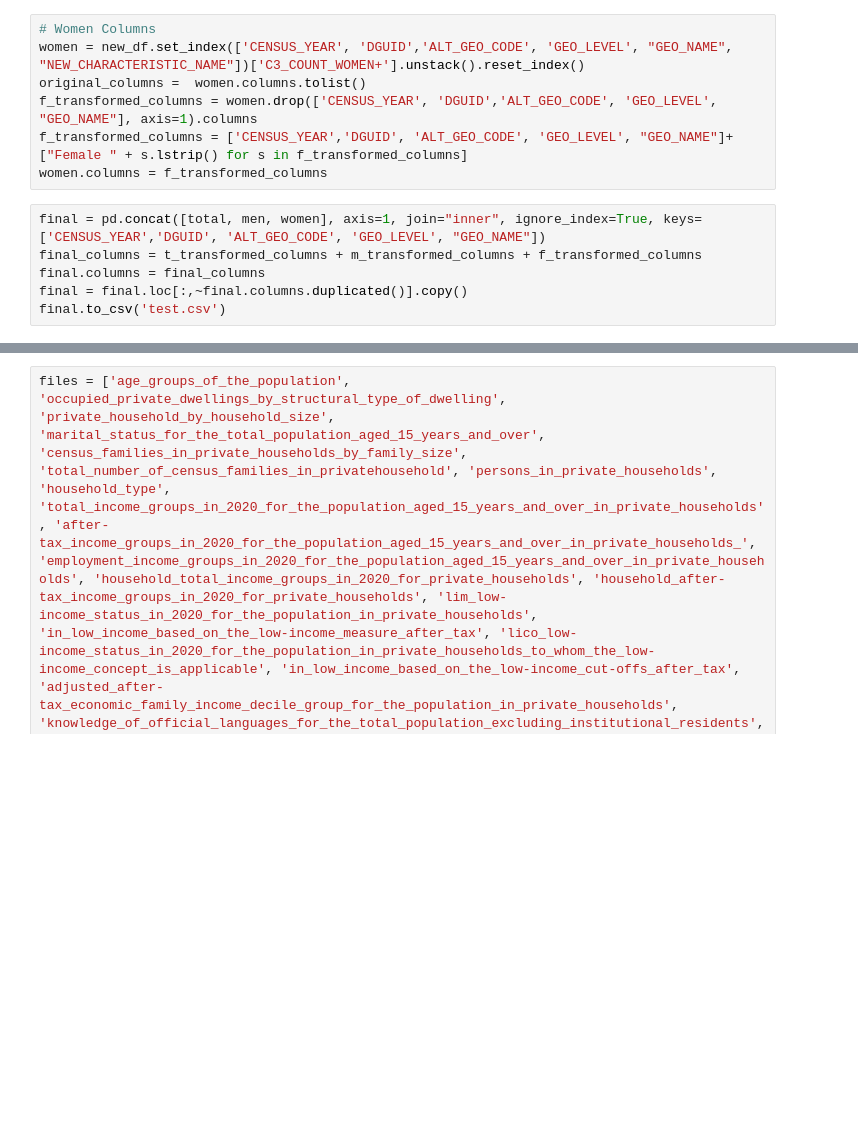
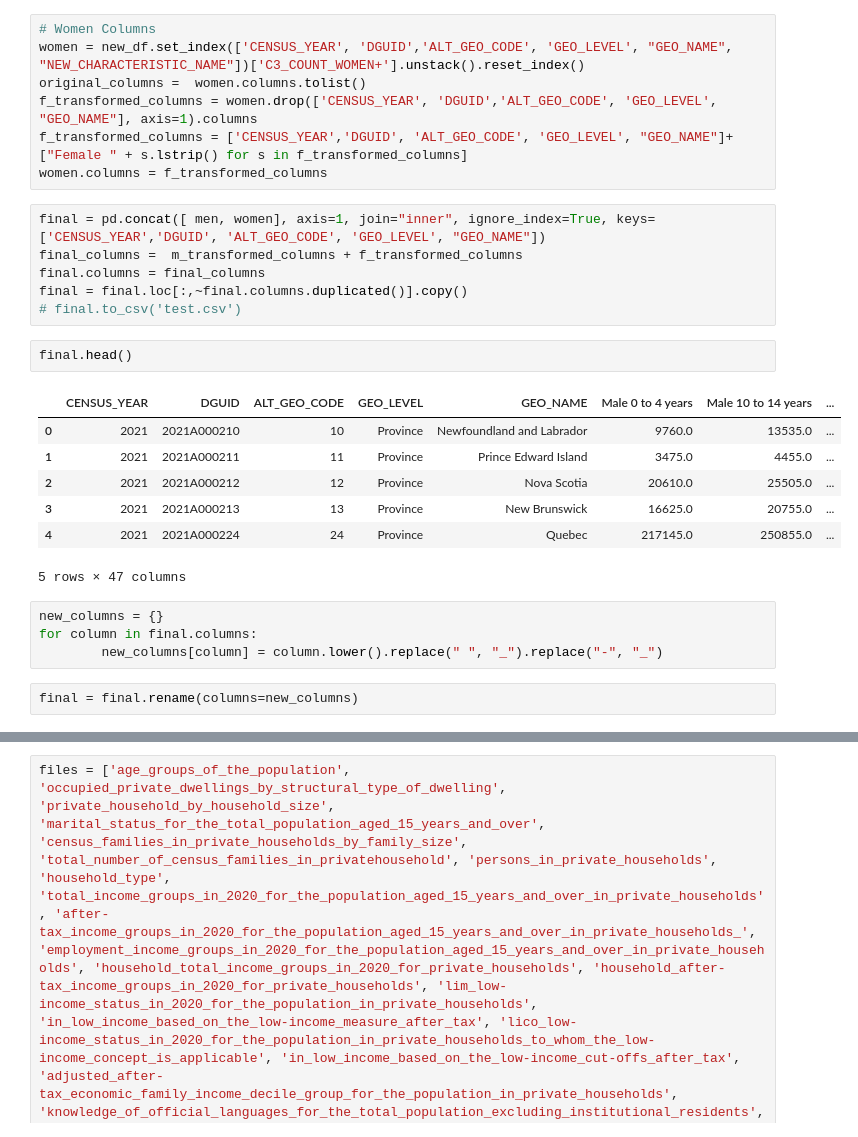
Before and after one commit to thalasith/canada-vis, a Jupyter notebook: data-exploration/data-cleaning-p2.ipynb, the cells around one changed output, grey strips where cells are left out. Saved outputs shown, nothing was run; the diff lists cells and outputs as text; blank space fills up the shorter version.

```diff
--- a/data-exploration/data-cleaning-p2.ipynb
+++ b/data-exploration/data-cleaning-p2.ipynb
@@ -36,8 +36,24 @@ f_transformed_columns = women.drop(['CENSUS_YEAR', 'DGUID','ALT_GEO_CODE', 'GEO_
 f_transformed_columns = ['CENSUS_YEAR','DGUID', 'ALT_GEO_CODE', 'GEO_LEVEL', "GEO_NAME"]+  ["Female " + s.lstrip() for s in f_transformed_columns]
 women.columns = f_transformed_columns
 # %%
-final = pd.concat([total, men, women], axis=1, join="inner", ignore_index=True, keys=['CENSUS_YEAR','DGUID', 'ALT_GEO_CODE', 'GEO_LEVEL', "GEO_NAME"])
-final_columns = t_transformed_columns + m_transformed_columns + f_transformed_columns
+final = pd.concat([ men, women], axis=1, join="inner", ignore_index=True, keys=['CENSUS_YEAR','DGUID', 'ALT_GEO_CODE', 'GEO_LEVEL', "GEO_NAME"])
+final_columns =  m_transformed_columns + f_transformed_columns
 final.columns = final_columns
 final = final.loc[:,~final.columns.duplicated()].copy()
-final.to_csv('test.csv')
+# final.to_csv('test.csv')
+# %%
+final.head()
+# %% [output]
+|  | CENSUS_YEAR | DGUID | ALT_GEO_CODE | GEO_LEVEL | GEO_NAME | Male 0 to 4 years | Male 10 to 14 years | ... |
+| 0 | 2021 | 2021A000210 | 10 | Province | Newfoundland and Labrador | 9760.0 | 13535.0 | ... |
+| 1 | 2021 | 2021A000211 | 11 | Province | Prince Edward Island | 3475.0 | 4455.0 | ... |
+| 2 | 2021 | 2021A000212 | 12 | Province | Nova Scotia | 20610.0 | 25505.0 | ... |
+| 3 | 2021 | 2021A000213 | 13 | Province | New Brunswick | 16625.0 | 20755.0 | ... |
+| 4 | 2021 | 2021A000224 | 24 | Province | Quebec | 217145.0 | 250855.0 | ... |
+5 rows × 47 columns
+# %%
+new_columns = {}
+for column in final.columns:
+        new_columns[column] = column.lower().replace(" ", "_").replace("-", "_")
+# %%
+final = final.rename(columns=new_columns)
```
Also changed, not shown: parts of 5 cells of this notebook, 9 other files.
